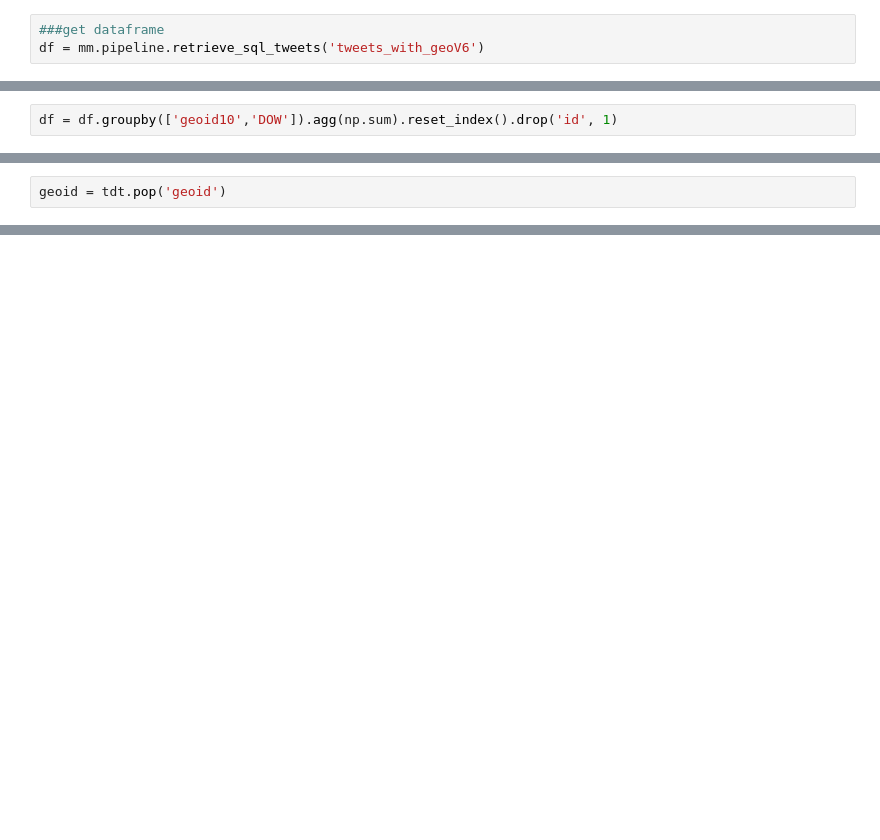
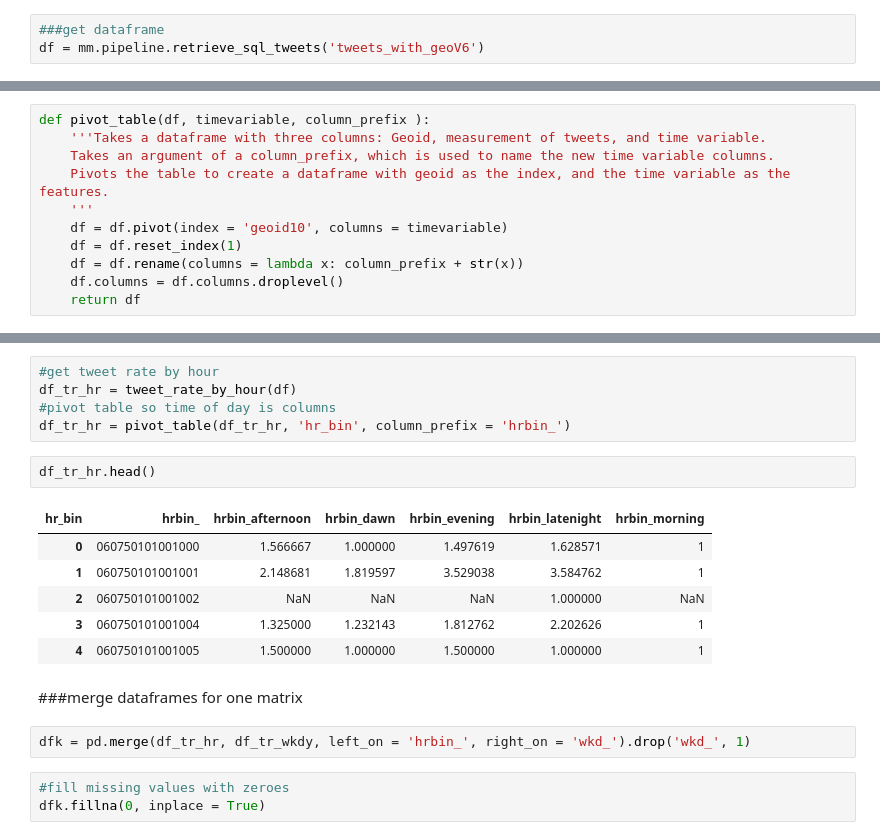
Before and after one commit to seawilloughby/media_mapper, a Jupyter notebook: data_pipeline/k_means_cluster_test.ipynb, the cells around one changed output, grey strips where cells are left out. Drawn from its saved outputs; the diff is of its cells as text; blank space fills up the shorter version.

```diff
--- a/data_pipeline/k_means_cluster_test.ipynb
+++ b/data_pipeline/k_means_cluster_test.ipynb
@@ -15,2 +19,0 @@ df['twt_cnt'] = 1
-# %%
-df = df.groupby(['geoid10','DOW']).agg(np.sum).reset_index().drop('id', 1)
@@ -40,2 +19,0 @@ tdt = dummy_time_variables(df, dow = True, hr = True)
-# %%
-geoid = tdt.pop('geoid')
@@ -57,0 +67,11 @@ tdt.head()
+# %%
+def pivot_table(df, timevariable, column_prefix ):
+    '''Takes a dataframe with three columns: Geoid, measurement of tweets, and time variable.
+    Takes an argument of a column_prefix, which is used to name the new time variable columns.
+    Pivots the table to create a dataframe with geoid as the index, and the time variable as the features.
+    '''
+    df = df.pivot(index = 'geoid10', columns = timevariable)
+    df = df.reset_index(1)
+    df = df.rename(columns = lambda x: column_prefix + str(x))
+    df.columns = df.columns.droplevel()
+    return df
@@ -57,0 +92,21 @@ tdt.head()
+# %%
+#get tweet rate by hour
+df_tr_hr = tweet_rate_by_hour(df)
+#pivot table so time of day is columns
+df_tr_hr = pivot_table(df_tr_hr, 'hr_bin', column_prefix = 'hrbin_')
+# %%
+df_tr_hr.head()
+# %% [output]
+| hr_bin | hrbin_ | hrbin_afternoon | hrbin_dawn | hrbin_evening | hrbin_latenight | hrbin_morning |
+| 0 | 060750101001000 | 1.566667 | 1.000000 | 1.497619 | 1.628571 | 1 |
+| 1 | 060750101001001 | 2.148681 | 1.819597 | 3.529038 | 3.584762 | 1 |
+| 2 | 060750101001002 | NaN | NaN | NaN | 1.000000 | NaN |
+| 3 | 060750101001004 | 1.325000 | 1.232143 | 1.812762 | 2.202626 | 1 |
+| 4 | 060750101001005 | 1.500000 | 1.000000 | 1.500000 | 1.000000 | 1 |
+# %% [markdown]
+###merge dataframes for one matrix
+# %%
+dfk = pd.merge(df_tr_hr, df_tr_wkdy, left_on = 'hrbin_', right_on = 'wkd_').drop('wkd_', 1)
+# %%
+#fill missing values with zeroes
+dfk.fillna(0, inplace = True)
```
Also changed, not shown: parts of 40 cells of this notebook, 1 other file.
